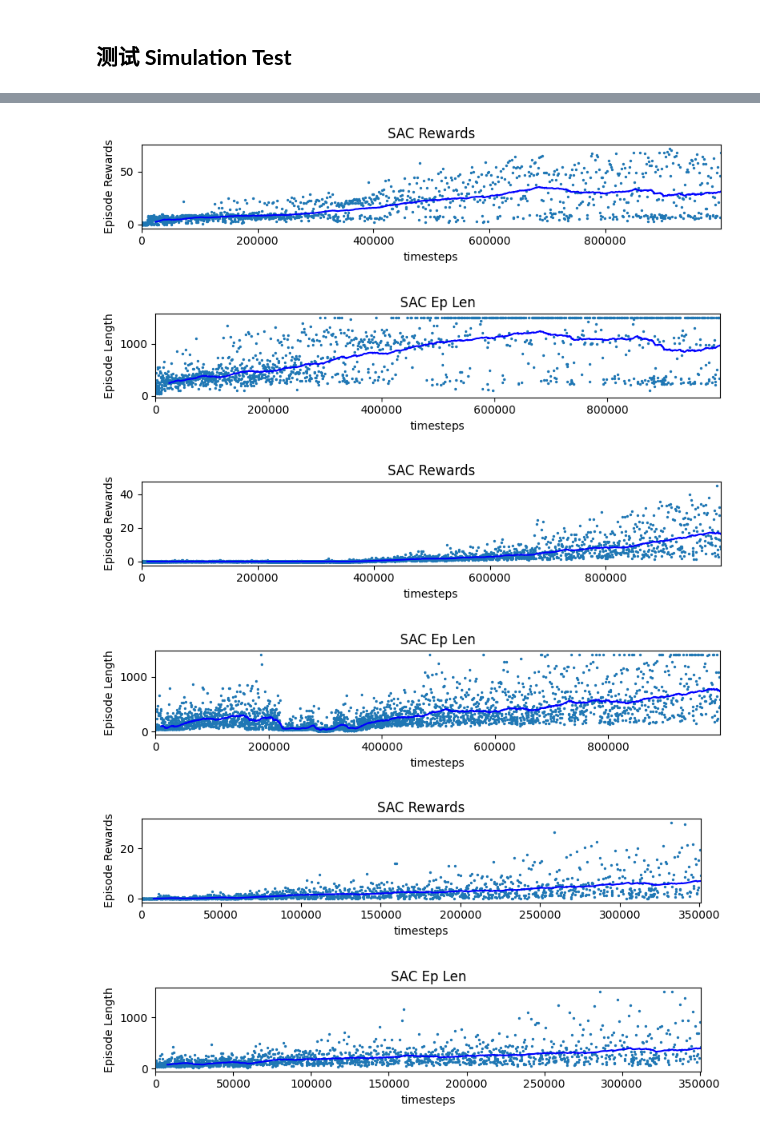
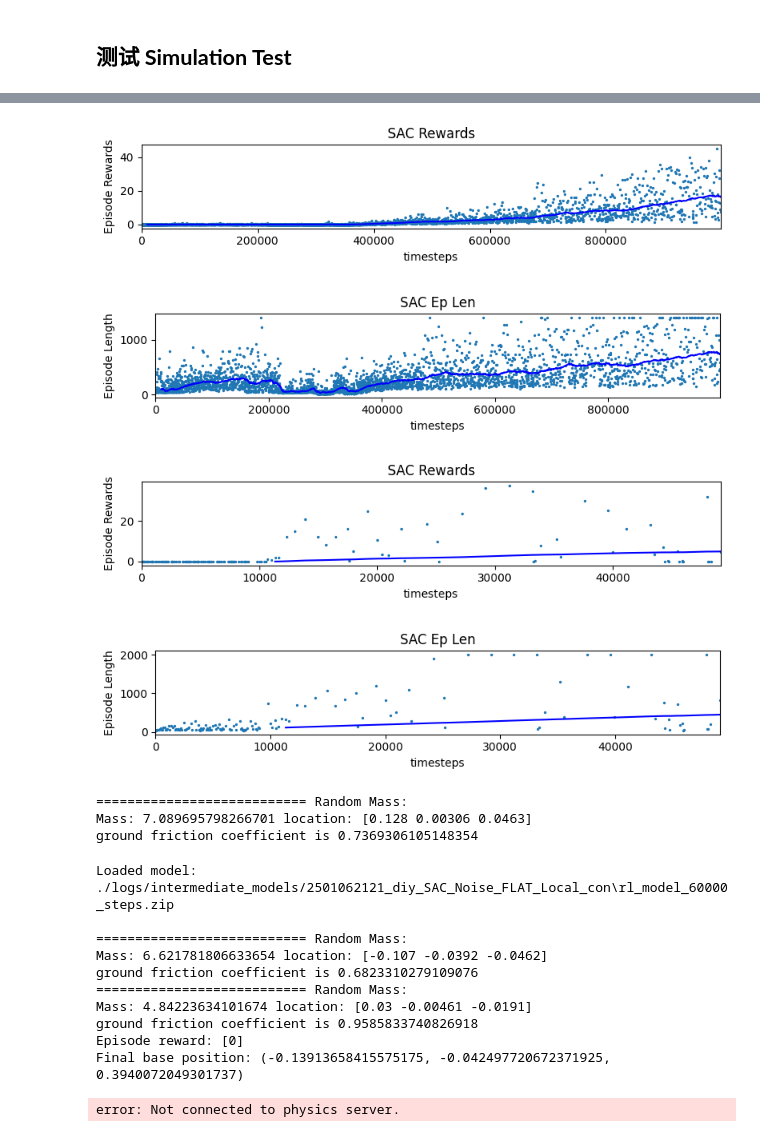
Before and after one commit to MATH-286-Pro/EPFL-MICRO-507-Legged-Robot-Project-2, a Jupyter notebook: test.ipynb, the cells around one changed output, grey strips where cells are left out. Cells and saved outputs as stored; diff of their text form; code cells hidden in the pictures.

Commit message:
Add plot for 2 training rewartd comparison

```diff
--- a/test.ipynb
+++ b/test.ipynb
@@ -39,66 +61,58 @@
 from tools.test import QuadrupedSimulation
 
 # 配置 Settings
+
 test = QuadrupedSimulation(algorithm="SAC",    # algorithm: "SAC", "PPO"
-                           log_dir="./logs/intermediate_models/120524125617_cpg_SAC_SLOP_1000k_con_old")
+                           log_dir="./logs/intermediate_models/2412312056_diy_SAC_NoNoise_FLAT_new_Local")
 
 test.set_env_config(render                 = True,
-                    motor_control_mode     = "CPG",
+                    motor_control_mode     = "DIY",
                     task_env               = "FWD_LOCOMOTION", #"FWD_LOCOMOTION", "FLAGRUN" , "LR_COURSE_TASK"
                     observation_space_mode = "LR_COURSE_OBS",
-                    terrain                = "SLOPES", #"RANDOM",  #None,
+                    terrain                = None, #"SLOPES", #"RANDOM",  #None,
                     add_noise              = False,
                     record_video           = False,
                     )
 
 test.load_plots()        # plot rewards in "0.monitor.csv"
-# test.load_and_run()      # run simulation
+# test.load_and_run()    # run simulation
 # %% [output]
-[figure, old version]
+[figure, new version]
-[figure, old version]
+[figure, new version]
 # %%
 # load_sb3.py Simplification
 from tools.test import QuadrupedSimulation
 
 # 配置 Settings
 
 test = QuadrupedSimulation(algorithm="SAC",    # algorithm: "SAC", "PPO"
-                           log_dir="./logs/intermediate_models/123124205607_diy_SAC_NoNoise_FLAT_new_Local")
+                           log_dir="./logs/intermediate_models/2501062121_diy_SAC_Noise_FLAT_Local_con")
 
 test.set_env_config(render                 = True,
                     motor_control_mode     = "DIY",
-                    task_env               = "FWD_LOCOMOTION", #"FWD_LOCOMOTION", "FLAGRUN" , "LR_COURSE_TASK"
+                    task_env               = "LR_COURSE_TASK", #"FWD_LOCOMOTION", "FLAGRUN" , "LR_COURSE_TASK"
                     observation_space_mode = "LR_COURSE_OBS",
-                    terrain                = None, #"SLOPES", #"RANDOM",  #None,
-                    add_noise              = False,
+                    terrain                = None,  #"SLOPES", #"RANDOM",  #None,
+                    add_noise              = True, #True,
                     record_video           = False,
                     )
 
 test.load_plots()        # plot rewards in "0.monitor.csv"
-# test.load_and_run()    # run simulation
+test.load_and_run()      # run simulation
 # %% [output]
-[figure, old version]
+[figure, new version]
-[figure, old version]
+[figure, new version]
+=========================== Random Mass:
+Mass: 7.089695798266701 location: [0.128 0.00306 0.0463]
+ground friction coefficient is 0.7369306105148354
+Loaded model: ./logs/intermediate_models/2501062121_diy_SAC_Noise_FLAT_Local_con\rl_model_60000_steps.zip
+
+=========================== Random Mass:
+Mass: 6.621781806633654 location: [-0.107 -0.0392 -0.0462]
+ground friction coefficient is 0.6823310279109076
+=========================== Random Mass:
+Mass: 4.84223634101674 location: [0.03 -0.00461 -0.0191]
+ground friction coefficient is 0.9585833740826918
+Episode reward: [0]
+Final base position: (-0.13913658415575175, -0.042497720672371925, 0.3940072049301737)
+error: Not connected to physics server.
-# %%
-# load_sb3.py Simplification
-from tools.test import QuadrupedSimulation
-
-# 配置 Settings
-
-test = QuadrupedSimulation(algorithm="SAC",    # algorithm: "SAC", "PPO"
-                           log_dir="./logs/intermediate_models/010125143419_diy_SAC_NoNoise_FLAT_con_Local")
-
-test.set_env_config(render                 = True,
-                    motor_control_mode     = "DIY",
-                    task_env               = "FWD_LOCOMOTION", #"FWD_LOCOMOTION", "FLAGRUN" , "LR_COURSE_TASK"
-                    observation_space_mode = "LR_COURSE_OBS",
-                    terrain                = None,  #"SLOPES", #"RANDOM",  #None,
-                    add_noise              = False, #True,
-                    record_video           = False,
-                    )
-
-test.load_plots()        # plot rewards in "0.monitor.csv"
-# test.load_and_run()      # run simulation
-# %% [output]
-[figure, removed]
-[figure, removed]
```
Also changed, not shown: parts of 4 cells of this notebook, 5 other files.
